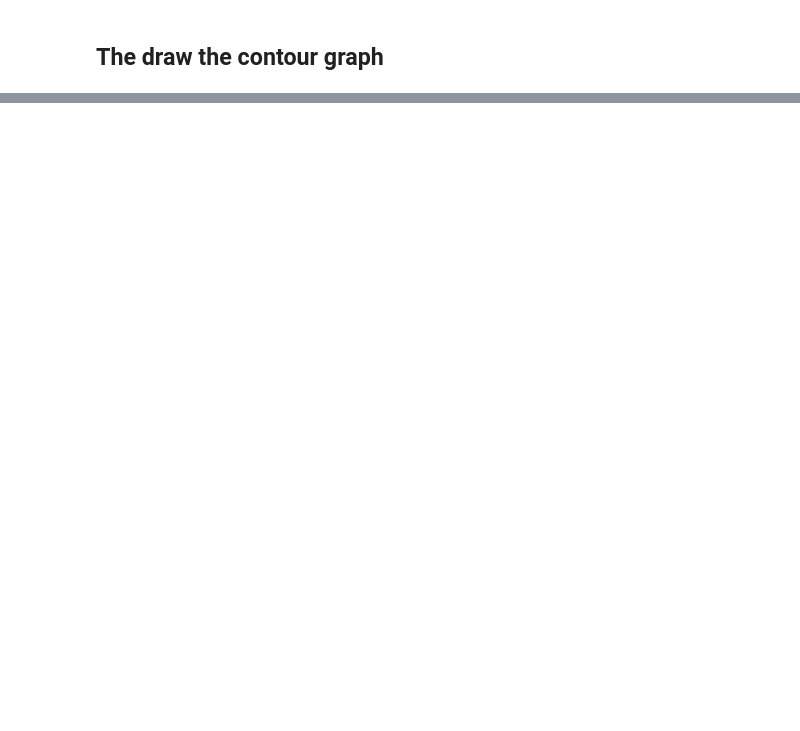
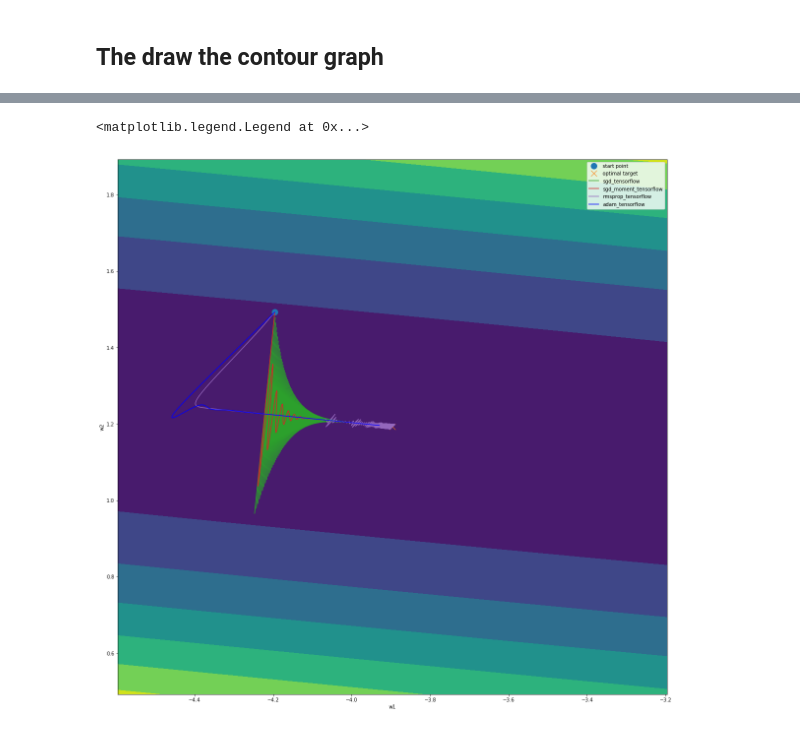
Before and after one commit to mckjzhangxk/deepAI, a Jupyter notebook: daily/8/sgd_momentum_rms_adam.ipynb, the cells around one changed output, grey strips where cells are left out. Drawn from its saved outputs; the diff is of its cells as text; code cells hidden in the pictures; blank space fills up the shorter version.

```diff
--- a/daily/8/sgd_momentum_rms_adam.ipynb
+++ b/daily/8/sgd_momentum_rms_adam.ipynb
@@ -5,7 +5,7 @@ import matplotlib.pyplot as plt
 import time
 import pandas as pd
 %matplotlib inline
-plt.rcParams['figure.figsize']=[10,10]
+plt.rcParams['figure.figsize']=[20,20]
 # %% [markdown]
 ## purpose from this tutorial
 
@@ -152,0 +205,76 @@ plt.legend(['sgd','sgd_moment','rmsprop'])
+# %%
+x0=np.array([[w1-0.3,w2+0.3]]) #upleft conner of optimal value
+steps=500
+lr=0.012
+
+###################optimal value and initial state###############################
+cost_hyperplane(r=0.7)
+plt.plot(x0[0][0],x0[0][1],'o', markersize=12)
+plt.plot(w1,w2,'x', markersize=12)
+#################################################################################
+
+
+####################SGD##########################################################
+# path=sgd(x0,lr=lr,steps=steps)
+# plt.plot(path[:,0],path[:,1])
+
+
+path=sgd(x0,lr=lr,steps=steps,use_tf=True)
+plt.plot(path[:,0],path[:,1])
+##################################################################################
+
+'''
+tensorflow,implemtnt is:
+    accumulation = menment/(1-menment) * accumulation + gradient
+
+    variable -= learning_rate * accumulation
+my implement is:
+    accumulation=beta*accumulation+(1-bata)*grad
+    variable -= learning_rate * accumulation
+
+    so equiment to tensorflow's menment =beta
+        lr=lr*(1-beta)
+'''
+####################sgd with momentum#############################################
+# beta=0.9
+# path=sgd_momentum(x0,lr=lr,steps=steps,beta=beta)
+# plt.plot(path[:,0],path[:,1])
+
+path=sgd_momentum(x0,lr=lr*(1-beta),steps=steps,beta=beta,use_tf=True)
+plt.plot(path[:,0],path[:,1])
+###################################################################################
+
+
+####################rmsprop########################################################
+decay=0.9
+# path=rms_prop(x0,lr=lr,steps=steps,beta=decay)
+# plt.plot(path[:,0],path[:,1])
+
+path=rms_prop(x0,lr=lr,steps=steps,beta=decay,use_tf=True) #beta is decay argument in tensorflow
+plt.plot(path[:,0],path[:,1])
+
+##################################################################################
+
+####################Adam  ########################################################
+beta,decay=0.9,0.999
+
+path=adam(x0,lr=lr,steps=steps,beta1=beta,beta2=decay)
+plt.plot(path[:,0],path[:,1],'b')
+
+# path=adam(x0,lr=lr,steps=steps,beta1=beta,beta2=decay,use_tf=True)
+# plt.plot(path[:,0],path[:,1],'b')
+
+##################################################################################
+plt.legend(['start point','optimal target'
+#            ,'sgd'
+            ,'sgd_tensorflow'
+#            ,'sgd_moment'
+            ,'sgd_moment_tensorflow'
+#             ,'rmsprop'
+            ,'rmsprop_tensorflow'
+#             ,'adam'
+            ,'adam_tensorflow'
+           ])
+# %% [output]
+<matplotlib.legend.Legend at 0x...>
+[figure, added]
```
Also changed, not shown: parts of 6 cells of this notebook.
